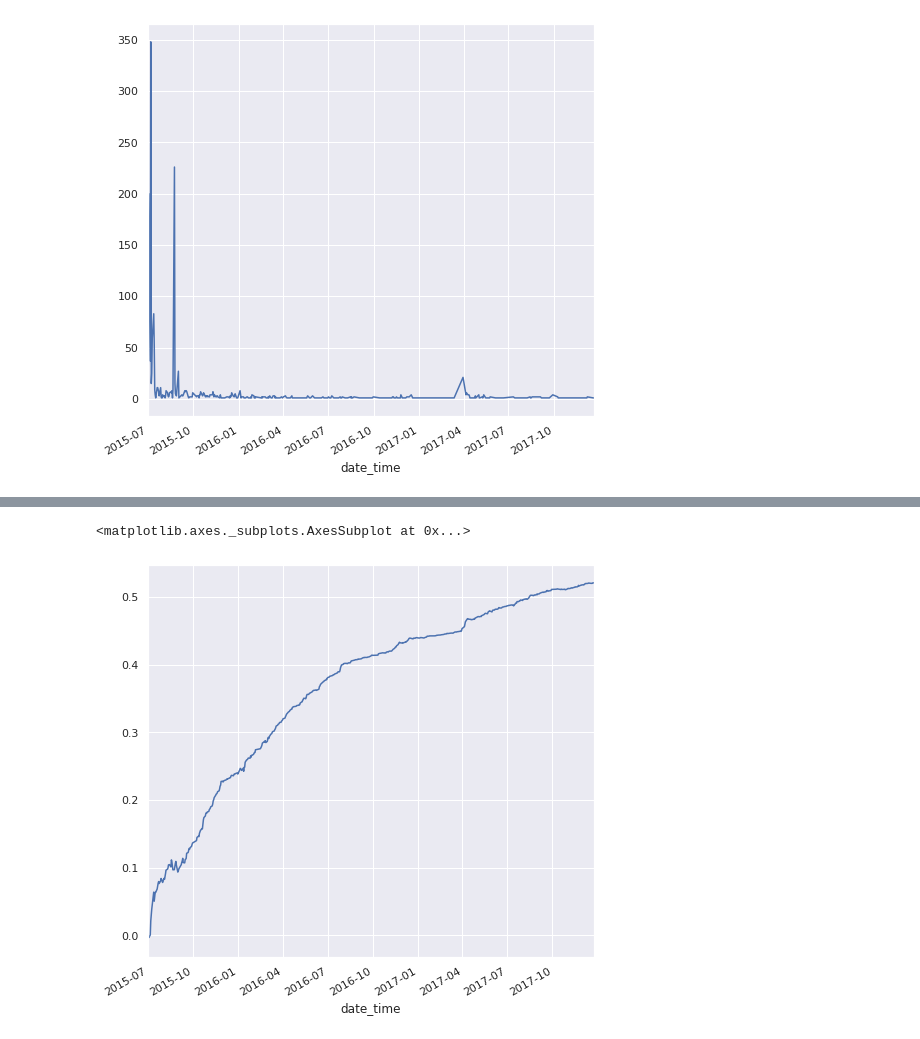
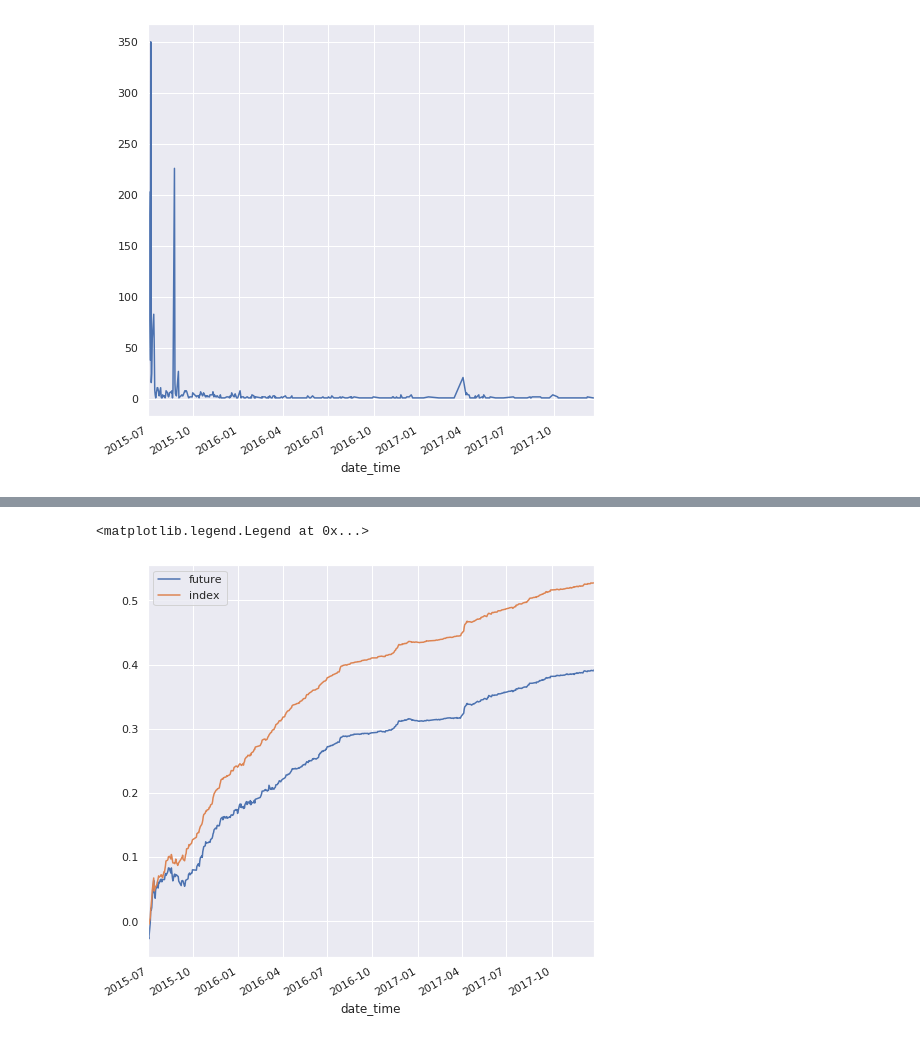
Before and after one commit to 1900sala/boosting, a Jupyter notebook: train1.ipynb, the cells around one changed output, grey strips where cells are left out. Cells and saved outputs as stored; diff of their text form; code cells hidden in the pictures.

```diff
--- a/train1.ipynb
+++ b/train1.ipynb
@@ -266,3 +294,17 @@ use_f = r1_factor + return_factor + intraday_factor + vol_factor1
+# %%
+tl1 = ["r_close" + str(i) for i in range(1,shift1)]
+tl2 = ["r_open" + str(i) for i in range(1,shift2)]
+tl3 = ["r_low" + str(i) for i in range(1,shift2)]
+tl4 = ["r_high" + str(i) for i in range(1,shift2)]
+tl5 = ["r_wap" + str(i) for i in range(1,shift2)]
+rf = tl1 + tl2 + tl3 + tl4 + tl5
+rf_square = ["r_close1_square" + str(i) for i in range(1, shift1)]
+rf_demean = ["r_close" + str(i) + "_demean" for i in range(1, shift2)]
+rf_uniform = ["r_close" + str(i) + "_uniform" for i in range(1, shift2)]
+r3 = ["r_close1_mean9", "r_close1_sqrmean9","r_close1_mean14", "r_close1_sqrmean14"]
+rema = [ "close1_ema10", "close1_ema20"]
+# %%
+use_f = rf + rf_uniform + rf_demean + rf_square +  r3 + rema +  intraday_factor + r1_factor + vol_factor1
 # %%
 print(use_f)
 print(len(use_f))
@@ -399,9 +423,0 @@ plot_conditional_expectation( np.array(df["preds"]-df["pred_mean"]),np.array(df[
-# %%
-df = pd.DataFrame({"portfolio_return":portfolio_return, "market_return":market_return, "portfolio_limit_return":portfolio_limit_return})
-df.index = t
-df["date_time"] = t
-plt.rcParams['figure.figsize'] = (8, 8)
-(df["portfolio_return"]-df["market_return"]).cumsum().plot()
-df["portfolio_return"].cumsum().plot()
-df["portfolio_limit_return"].cumsum().plot()
-(df["portfolio_limit_return"]-df["market_return"]).cumsum().plot()
@@ -557,7 +610,7 @@ plt.vlines(bst.best_ntree_limit, 50, 120, colors = "r", linestyles = "dashed")
 tb = datetime.datetime(2015,7,1)
 te = datetime.datetime(2018,1,1)
 data_sim = data[ (data["date_time"] >= tb)&(data["date_time"] < te)]
-sim_pred =  bst.predict(xgb.DMatrix(data_sim[use_f]), ntree_limit=bst.best_ntree_limit)
+sim_pred =  bst.predict(xgb.DMatrix(data_sim[use_f]), ntree_limit= bst.best_ntree_limit + 20)
 # %%
 data_sim["preds"] = sim_pred
 data_sim = data_sim.reset_index(drop=True)
@@ -670,12 +671,16 @@ plt.legend()
 # %%
 data_sim["preds+"] = data_sim["preds"].apply(lambda x: x if x>=0 else 0)
 plt.rcParams['figure.figsize'] = (8, 8)
-data_sim["pnl_byweight1"] = data_sim["preds+"] * (data_sim["return"] - data_sim["index500_return"])
-pnl_byweight1 = data_sim.groupby(['date_time'])['pnl_byweight1'].sum()*0.008
-pnl_byweight1.cumsum().plot()
+data_sim["pnl_byweightF1"] = data_sim["preds+"] * (data_sim["return"] - data_sim["future500_return"])
+data_sim["pnl_byweightI1"] = data_sim["preds+"] * (data_sim["return"] - data_sim["index500_return"])
+pnl_byweightF1 = data_sim.groupby(['date_time'])['pnl_byweightF1'].sum()*0.008
+pnl_byweightI1 = data_sim.groupby(['date_time'])['pnl_byweightI1'].sum()*0.008
+pnl_byweightF1.cumsum().plot(label = "future")
+pnl_byweightI1.cumsum().plot(label = "index")
+plt.legend()
 # %% [output]
-<matplotlib.axes._subplots.AxesSubplot at 0x...>
+<matplotlib.legend.Legend at 0x...>
-[figure, old version]
+[figure, new version]
 # %%
 data_sim["preds-"] = data_sim["preds"].apply(lambda x: x if x<=0 else 0)
 plt.rcParams['figure.figsize'] = (8, 8)
```
Also changed, not shown: parts of 75 cells of this notebook, 5 other files.
